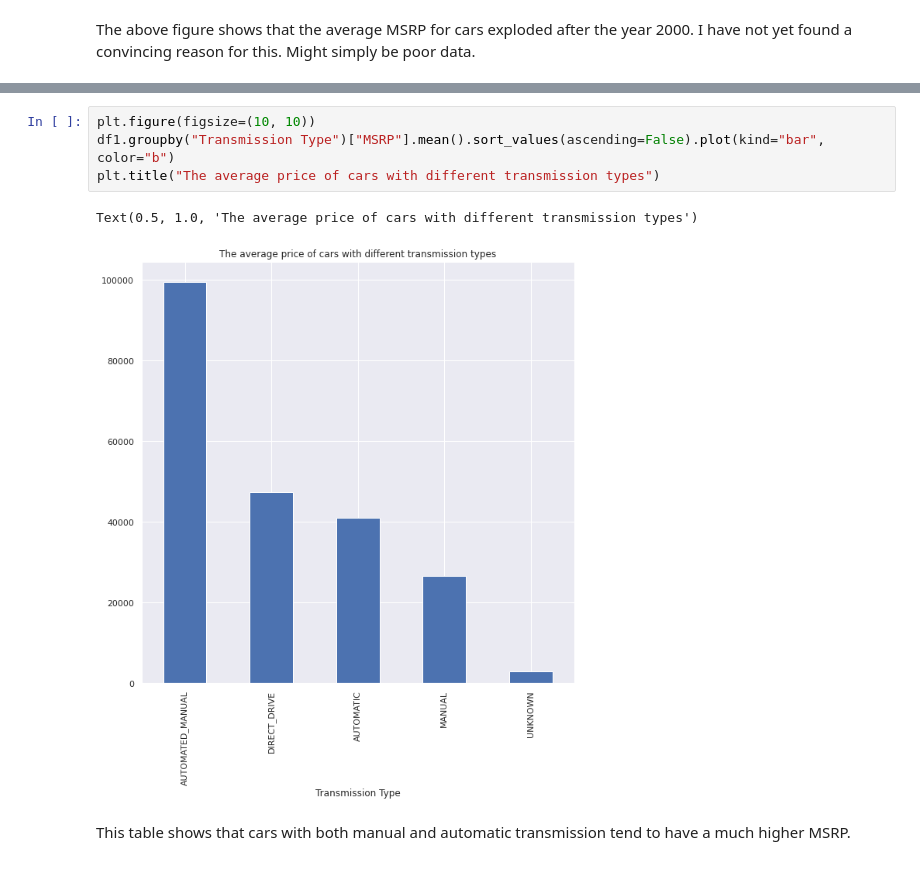
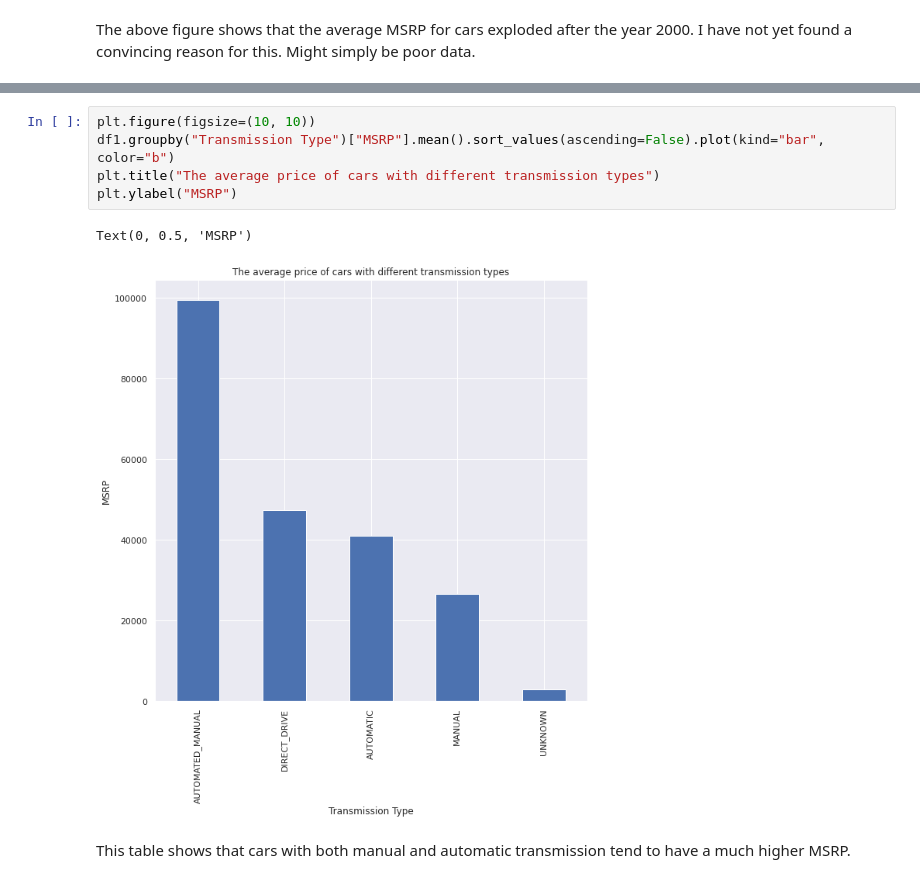
Before and after one commit to Xanzud/CarpricePrediction-IE500618, a Jupyter notebook: CarPricePrediction.ipynb, the cells around one changed output, grey strips where cells are left out. Saved outputs shown, nothing was run; the diff lists cells and outputs as text.

```diff
--- a/CarPricePrediction.ipynb
+++ b/CarPricePrediction.ipynb
@@ -155,10 +160,11 @@ Text(0.5, 1.0, 'Average car price by year (sorted by price, descending)')
 # %%
 plt.figure(figsize=(10, 10))
 df1.groupby("Transmission Type")["MSRP"].mean().sort_values(ascending=False).plot(kind="bar", color="b")
 plt.title("The average price of cars with different transmission types")
+plt.ylabel("MSRP")
 # %% [output]
-Text(0.5, 1.0, 'The average price of cars with different transmission types')
+Text(0, 0.5, 'MSRP')
-[figure, old version]
+[figure, new version]
 # %% [markdown]
 This table shows that cars with both manual and automatic transmission tend to have a much higher MSRP.
 # %%
```
Also changed, not shown: parts of 18 cells of this notebook.
